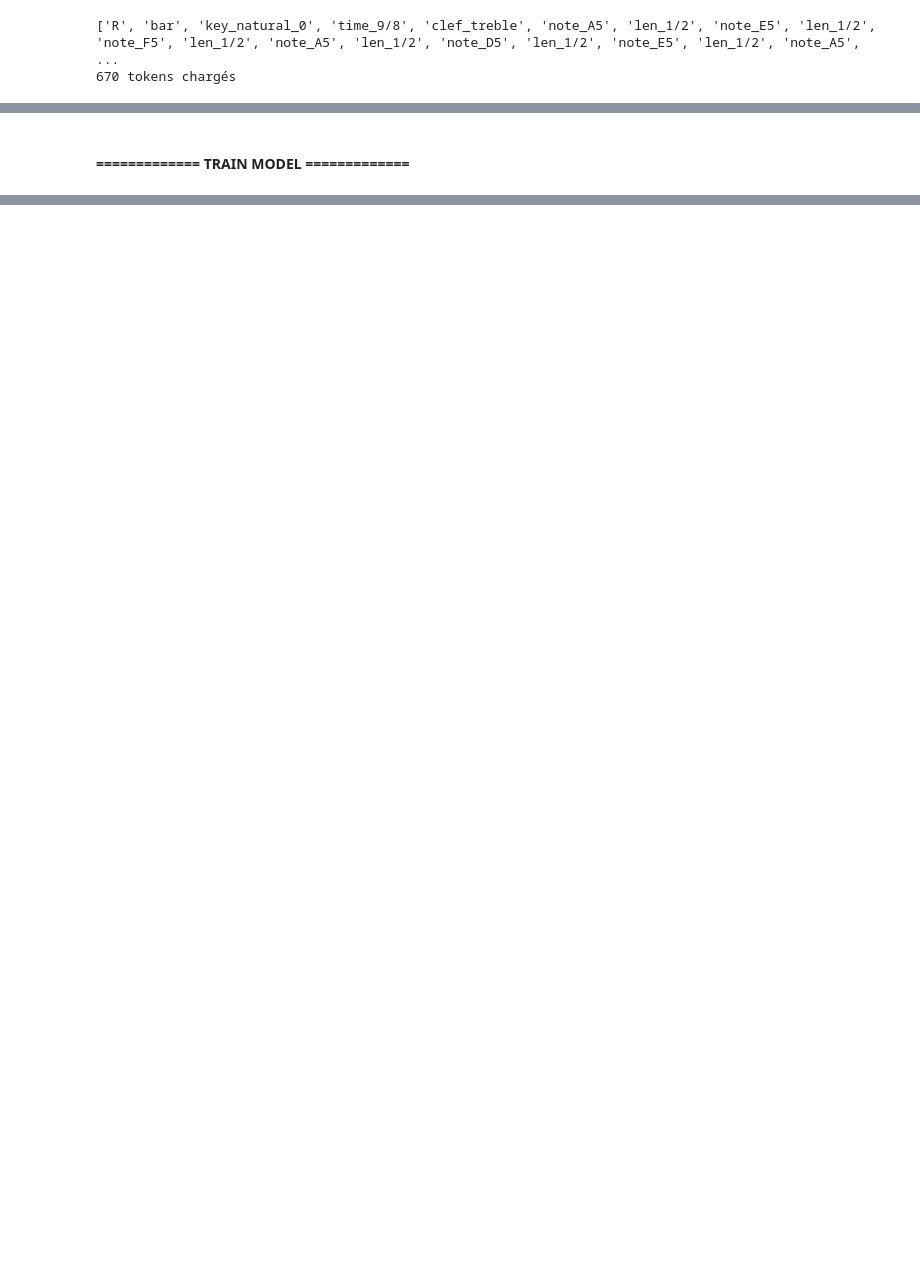
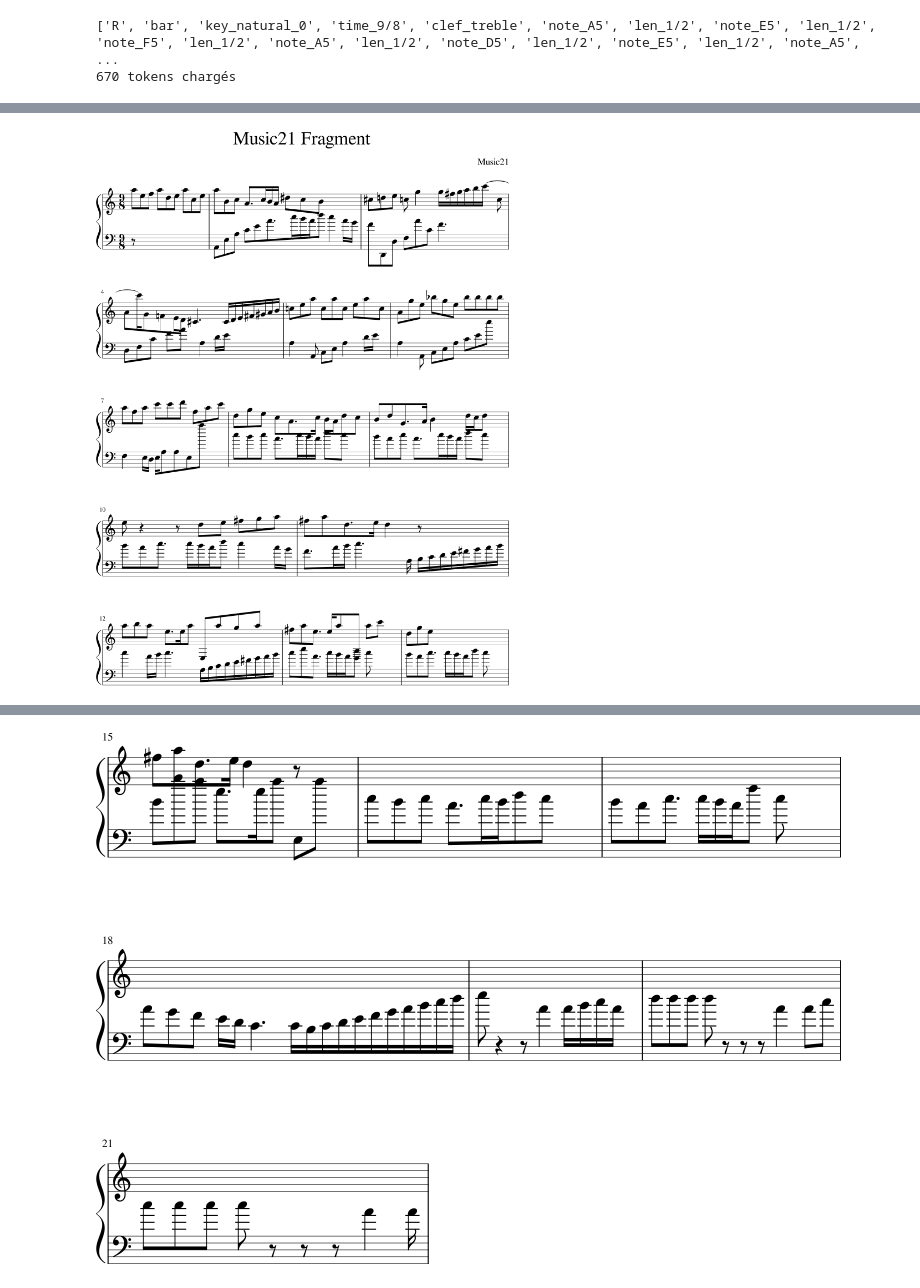
Before and after one commit to gomar0801/BachGen, a Jupyter notebook: notebooks/Pipeline.ipynb, the cells around one changed output, grey strips where cells are left out. Drawn from its saved outputs; the diff is of its cells as text; code cells hidden in the pictures; blank space fills up the shorter version.

```diff
--- a/notebooks/Pipeline.ipynb
+++ b/notebooks/Pipeline.ipynb
@@ -1197,2 +532,0 @@ training_args = TrainingArguments(
-# %% [markdown]
-#### ============= TRAIN MODEL =============
@@ -1266,0 +533,7 @@ with torch.no_grad():
+# %%
+# Conversion en MusicXML + affichage
+xml_path_full = "/content/output_full.musicxml"
+score = convert_tokens_to_musicxml(tokens_full, xml_path_full)
+display_and_play(xml_path_full)
+# %% [output]
+[figure, added]
@@ -1266,0 +541 @@ with torch.no_grad():
+[figure, added]
```
Also changed, not shown: parts of 93 cells of this notebook.
